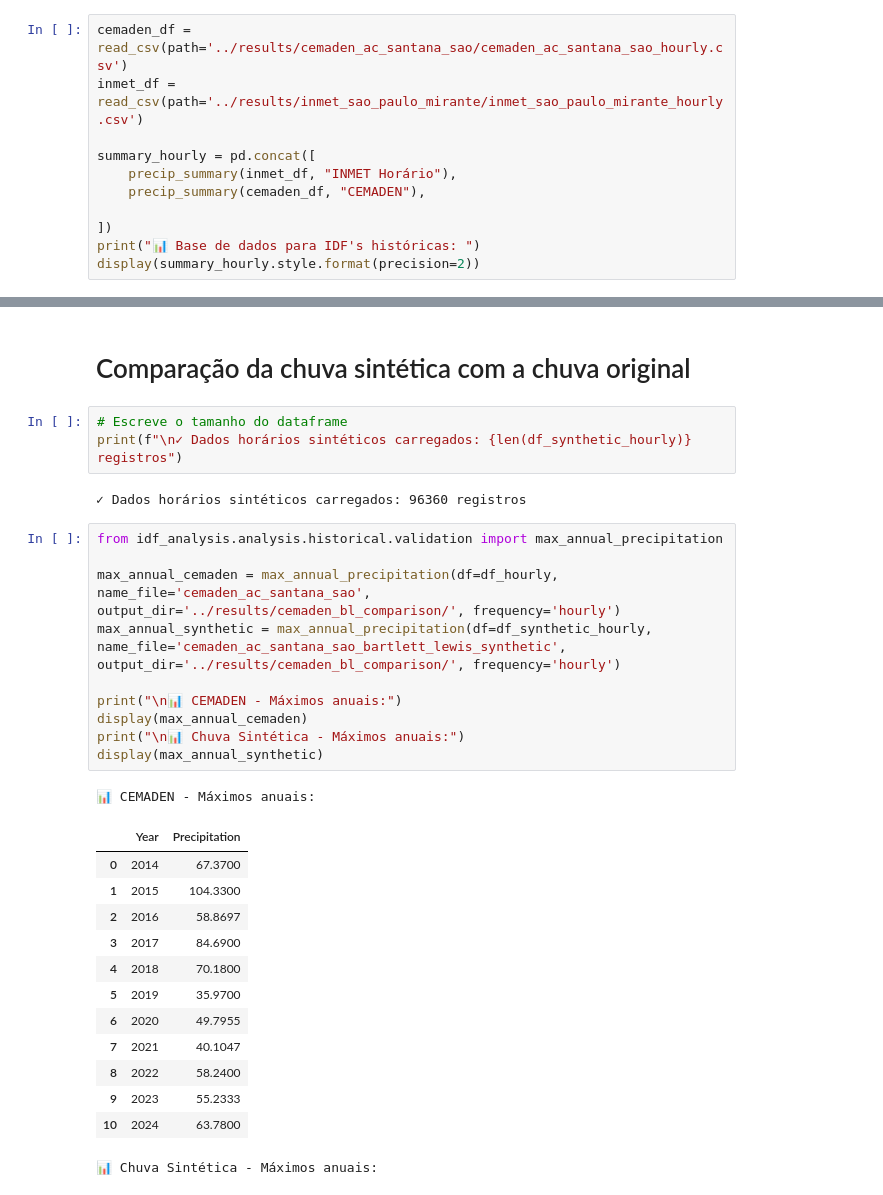
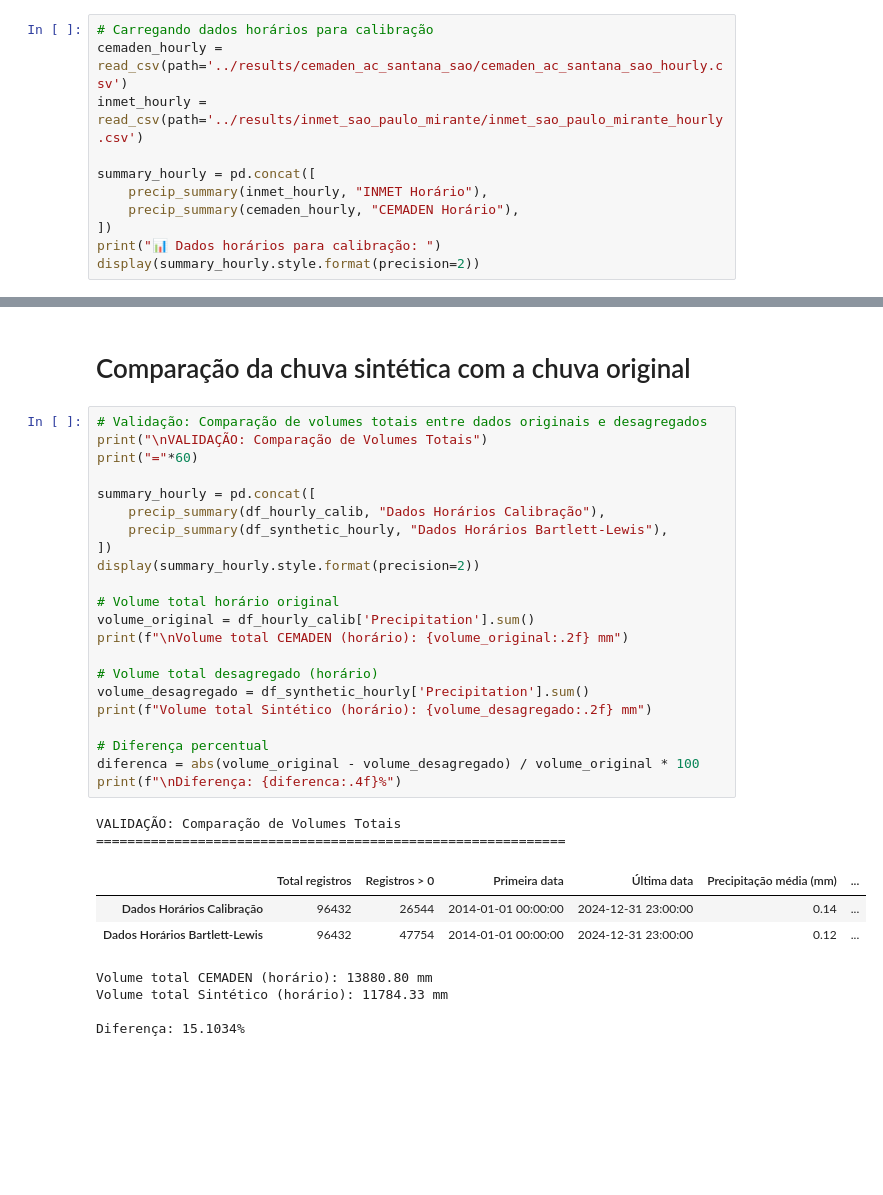
Before and after one commit to plcrisp/automatic-idf-graphs, a Jupyter notebook: notebooks/05_Bartlett_Lewis_Disaggregation.ipynb, the cells around one changed output, grey strips where cells are left out. Drawn from its saved outputs; the diff is of its cells as text; blank space fills up the shorter version.

```diff
--- a/notebooks/05_Bartlett_Lewis_Disaggregation.ipynb
+++ b/notebooks/05_Bartlett_Lewis_Disaggregation.ipynb
@@ -15,12 +15,12 @@ Obs.: Quanto mais fino o intervalo de dados disponível, melhor
 # %%
-cemaden_df = read_csv(path='../results/cemaden_ac_santana_sao/cemaden_ac_santana_sao_hourly.csv')
-inmet_df = read_csv(path='../results/inmet_sao_paulo_mirante/inmet_sao_paulo_mirante_hourly.csv')
+# Carregando dados horários para calibração
+cemaden_hourly = read_csv(path='../results/cemaden_ac_santana_sao/cemaden_ac_santana_sao_hourly.csv')
+inmet_hourly = read_csv(path='../results/inmet_sao_paulo_mirante/inmet_sao_paulo_mirante_hourly.csv')
 
 summary_hourly = pd.concat([
-    precip_summary(inmet_df, "INMET Horário"),
-    precip_summary(cemaden_df, "CEMADEN"),
-
+    precip_summary(inmet_hourly, "INMET Horário"),
+    precip_summary(cemaden_hourly, "CEMADEN Horário"),
 ])
-print("📊 Base de dados para IDF's históricas: ")
+print("📊 Dados horários para calibração: ")
 display(summary_hourly.style.format(precision=2))
 # %% [output]
@@ -192,32 +200,34 @@ df_synthetic_hourly.head()
 # %% [markdown]
 # Comparação da chuva sintética com a chuva original
-# %%
-# Escreve o tamanho do dataframe
-print(f"\n✓ Dados horários sintéticos carregados: {len(df_synthetic_hourly)} registros")
-# %% [output]
-✓ Dados horários sintéticos carregados: 96360 registros
 # %%
-from idf_analysis.analysis.historical.validation import max_annual_precipitation
+# Validação: Comparação de volumes totais entre dados originais e desagregados
+print("\nVALIDAÇÃO: Comparação de Volumes Totais")
+print("="*60)
 
-max_annual_cemaden = max_annual_precipitation(df=df_hourly, name_file='cemaden_ac_santana_sao', output_dir='../results/cemaden_bl_comparison/', frequency='hourly')
-max_annual_synthetic = max_annual_precipitation(df=df_synthetic_hourly, name_file='cemaden_ac_santana_sao_bartlett_lewis_synthetic', output_dir='../results/cemaden_bl_comparison/', frequency='hourly')
+summary_hourly = pd.concat([
+    precip_summary(df_hourly_calib, "Dados Horários Calibração"),
+    precip_summary(df_synthetic_hourly, "Dados Horários Bartlett-Lewis"),
+])
+display(summary_hourly.style.format(precision=2))
 
-print("\n📊 CEMADEN - Máximos anuais:")
-display(max_annual_cemaden)
-print("\n📊 Chuva Sintética - Máximos anuais:")
-display(max_annual_synthetic)
+# Volume total horário original
+volume_original = df_hourly_calib['Precipitation'].sum()
+print(f"\nVolume total CEMADEN (horário): {volume_original:.2f} mm")
+
+# Volume total desagregado (horário)
+volume_desagregado = df_synthetic_hourly['Precipitation'].sum()
+print(f"Volume total Sintético (horário): {volume_desagregado:.2f} mm")
+
+# Diferença percentual
+diferenca = abs(volume_original - volume_desagregado) / volume_original * 100
+print(f"\nDiferença: {diferenca:.4f}%")
 # %% [output]
-📊 CEMADEN - Máximos anuais:
+VALIDAÇÃO: Comparação de Volumes Totais
+============================================================
-|  | Year | Precipitation |
-| 0 | 2014 | 67.3700 |
-| 1 | 2015 | 104.3300 |
-| 2 | 2016 | 58.8697 |
-| 3 | 2017 | 84.6900 |
-| 4 | 2018 | 70.1800 |
-| 5 | 2019 | 35.9700 |
-| 6 | 2020 | 49.7955 |
-| 7 | 2021 | 40.1047 |
-| 8 | 2022 | 58.2400 |
-| 9 | 2023 | 55.2333 |
-| 10 | 2024 | 63.7800 |
+|  | Total registros | Registros > 0 | Primeira data | Última data | Precipitação média (mm) | ... |
+| Dados Horários Calibração | 96432 | 26544 | 2014-01-01 00:00:00 | 2024-12-31 23:00:00 | 0.14 | ... |
+| Dados Horários Bartlett-Lewis | 96432 | 47754 | 2014-01-01 00:00:00 | 2024-12-31 23:00:00 | 0.12 | ... |
-📊 Chuva Sintética - Máximos anuais:
+Volume total CEMADEN (horário): 13880.80 mm
+Volume total Sintético (horário): 11784.33 mm
+
+Diferença: 15.1034%
```
Also changed, not shown: parts of 15 cells of this notebook, 2 other files.
